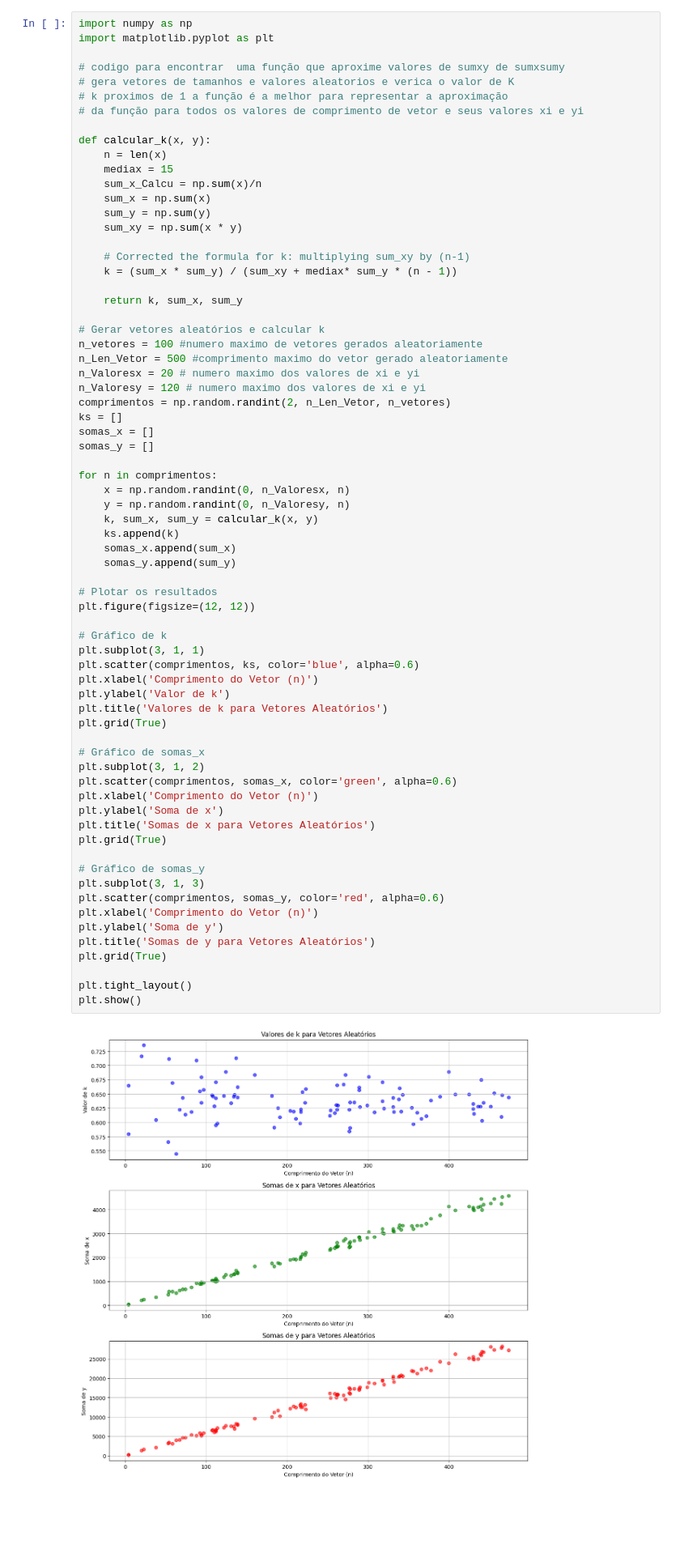
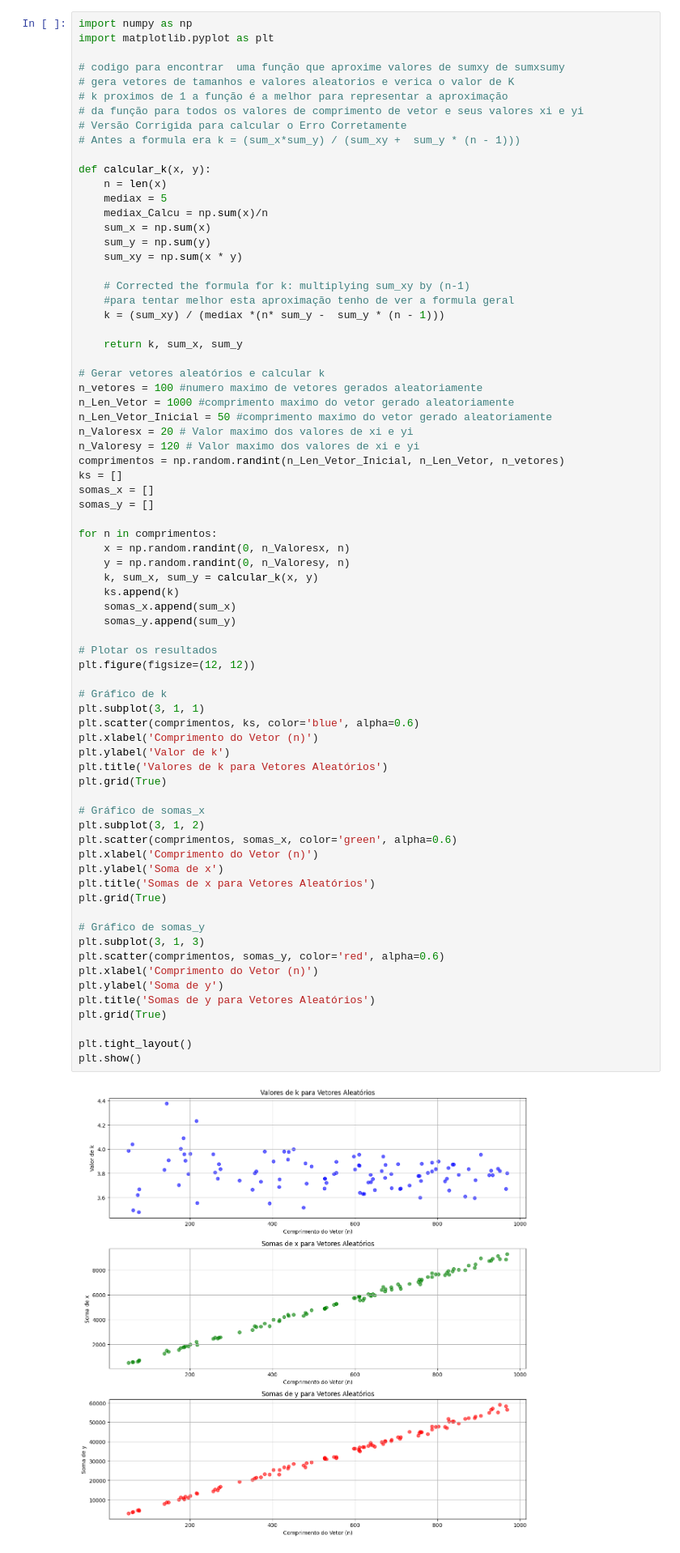
Before and after one commit to svfabi/Fabiano, a Jupyter notebook: Ajustado_Formula_Aproximaçãosomatorio.ipynb, the cells around one changed output. Shown: that part at 81% size. Cells and saved outputs as stored; diff of their text form; blank space fills up the shorter version.

Commit message:
Formula com correções 10 - 10 - 2024

```diff
--- a/Ajustado_Formula_Aproximaçãosomatorio.ipynb
+++ b/Ajustado_Formula_Aproximaçãosomatorio.ipynb
@@ -8,26 +8,30 @@ import matplotlib.pyplot as plt
 # gera vetores de tamanhos e valores aleatorios e verica o valor de K
 # k proximos de 1 a função é a melhor para representar a aproximação
 # da função para todos os valores de comprimento de vetor e seus valores xi e yi
+# Versão Corrigida para calcular o Erro Corretamente
+# Antes a formula era k = (sum_x*sum_y) / (sum_xy +  sum_y * (n - 1)))
 
 def calcular_k(x, y):
     n = len(x)
-    mediax = 15
-    sum_x_Calcu = np.sum(x)/n
+    mediax = 5
+    mediax_Calcu = np.sum(x)/n
     sum_x = np.sum(x)
     sum_y = np.sum(y)
     sum_xy = np.sum(x * y)
 
     # Corrected the formula for k: multiplying sum_xy by (n-1)
-    k = (sum_x * sum_y) / (sum_xy + mediax* sum_y * (n - 1))
+    #para tentar melhor esta aproximação tenho de ver a formula geral
+    k = (sum_xy) / (mediax *(n* sum_y -  sum_y * (n - 1)))
 
     return k, sum_x, sum_y
 
 # Gerar vetores aleatórios e calcular k
 n_vetores = 100 #numero maximo de vetores gerados aleatoriamente
-n_Len_Vetor = 500 #comprimento maximo do vetor gerado aleatoriamente
-n_Valoresx = 20 # numero maximo dos valores de xi e yi
-n_Valoresy = 120 # numero maximo dos valores de xi e yi
-comprimentos = np.random.randint(2, n_Len_Vetor, n_vetores)
+n_Len_Vetor = 1000 #comprimento maximo do vetor gerado aleatoriamente
+n_Len_Vetor_Inicial = 50 #comprimento maximo do vetor gerado aleatoriamente
+n_Valoresx = 20 # Valor maximo dos valores de xi e yi
+n_Valoresy = 120 # Valor maximo dos valores de xi e yi
+comprimentos = np.random.randint(n_Len_Vetor_Inicial, n_Len_Vetor, n_vetores)
 ks = []
 somas_x = []
 somas_y = []
@@ -43,31 +47,31 @@ for n in comprimentos:
 # Plotar os resultados
 plt.figure(figsize=(12, 12))
 
 # Gráfico de k
 plt.subplot(3, 1, 1)
 plt.scatter(comprimentos, ks, color='blue', alpha=0.6)
 plt.xlabel('Comprimento do Vetor (n)')
 plt.ylabel('Valor de k')
 plt.title('Valores de k para Vetores Aleatórios')
 plt.grid(True)
 
 # Gráfico de somas_x
 plt.subplot(3, 1, 2)
 plt.scatter(comprimentos, somas_x, color='green', alpha=0.6)
 plt.xlabel('Comprimento do Vetor (n)')
 plt.ylabel('Soma de x')
 plt.title('Somas de x para Vetores Aleatórios')
 plt.grid(True)
 
 # Gráfico de somas_y
 plt.subplot(3, 1, 3)
 plt.scatter(comprimentos, somas_y, color='red', alpha=0.6)
 plt.xlabel('Comprimento do Vetor (n)')
 plt.ylabel('Soma de y')
 plt.title('Somas de y para Vetores Aleatórios')
 plt.grid(True)
 
 plt.tight_layout()
 plt.show()
 # %% [output]
-[figure, old version]
+[figure, new version]
```
